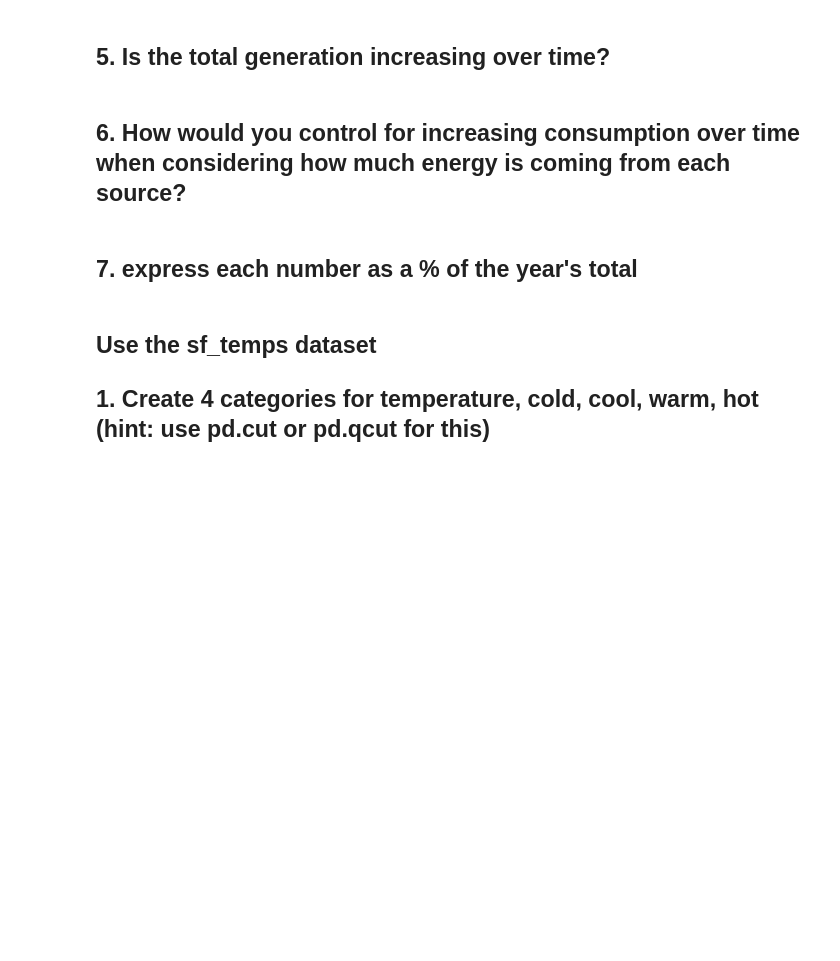
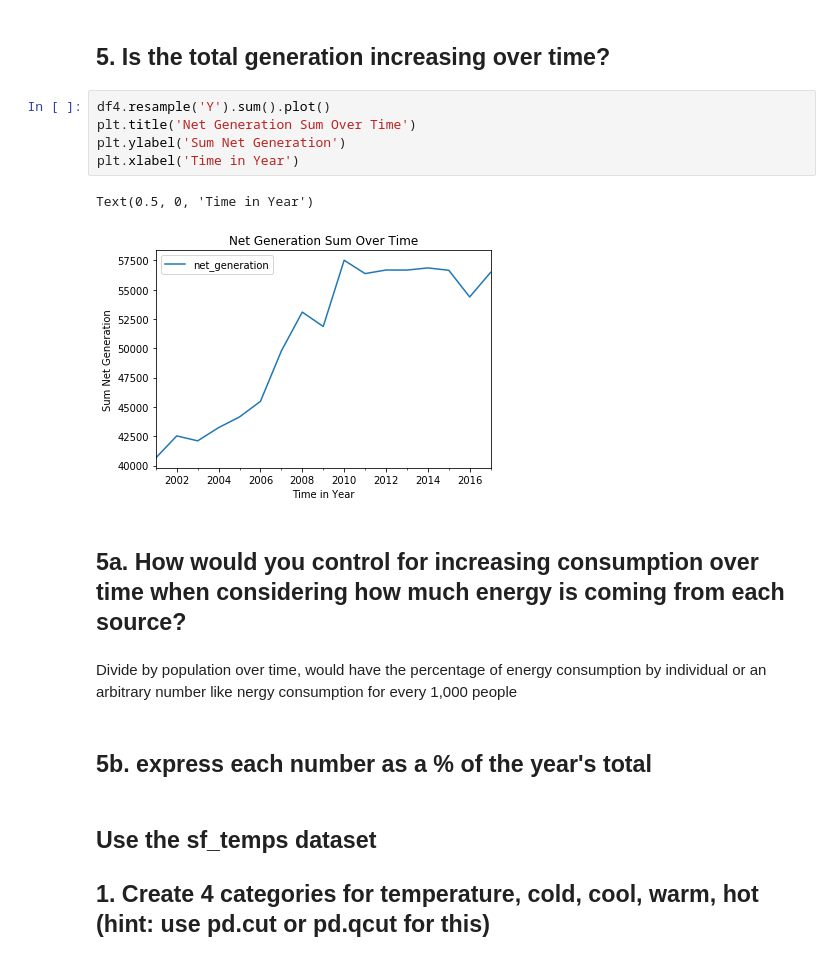
Before and after one commit to ThompsonBethany01/time-series-exercises, a Jupyter notebook: Working_With_Time_Series_Exercises.ipynb, the cells around one changed output. Drawn from its saved outputs; the diff is of its cells as text; blank space fills up the shorter version.

```diff
--- a/Working_With_Time_Series_Exercises.ipynb
+++ b/Working_With_Time_Series_Exercises.ipynb
@@ -469,9 +533,19 @@ df4.source.value_counts(), df4.source.value_counts()
 # %% [markdown]
 ## 5. Is the total generation increasing over time?
+# %%
+df4.resample('Y').sum().plot()
+plt.title('Net Generation Sum Over Time')
+plt.ylabel('Sum Net Generation')
+plt.xlabel('Time in Year')
+# %% [output]
+Text(0.5, 0, 'Time in Year')
+[figure, added]
 # %% [markdown]
-## 6. How would you control for increasing consumption over time when considering how much energy is coming from each source?
+## 5a. How would you control for increasing consumption over time when considering how much energy is coming from each source?
+# %% [markdown]
+Divide by population over time, would have the percentage of energy consumption by individual or an arbitrary number like nergy consumption for every 1,000 people
 # %% [markdown]
-## 7. express each number as a % of the year's total
+## 5b. express each number as a % of the year's total
 # %% [markdown]
 ## Use the sf_temps dataset
 ## 1. Create 4 categories for temperature, cold, cool, warm, hot (hint: use pd.cut or pd.qcut for this)
```
Also changed, not shown: parts of 13 cells of this notebook.
